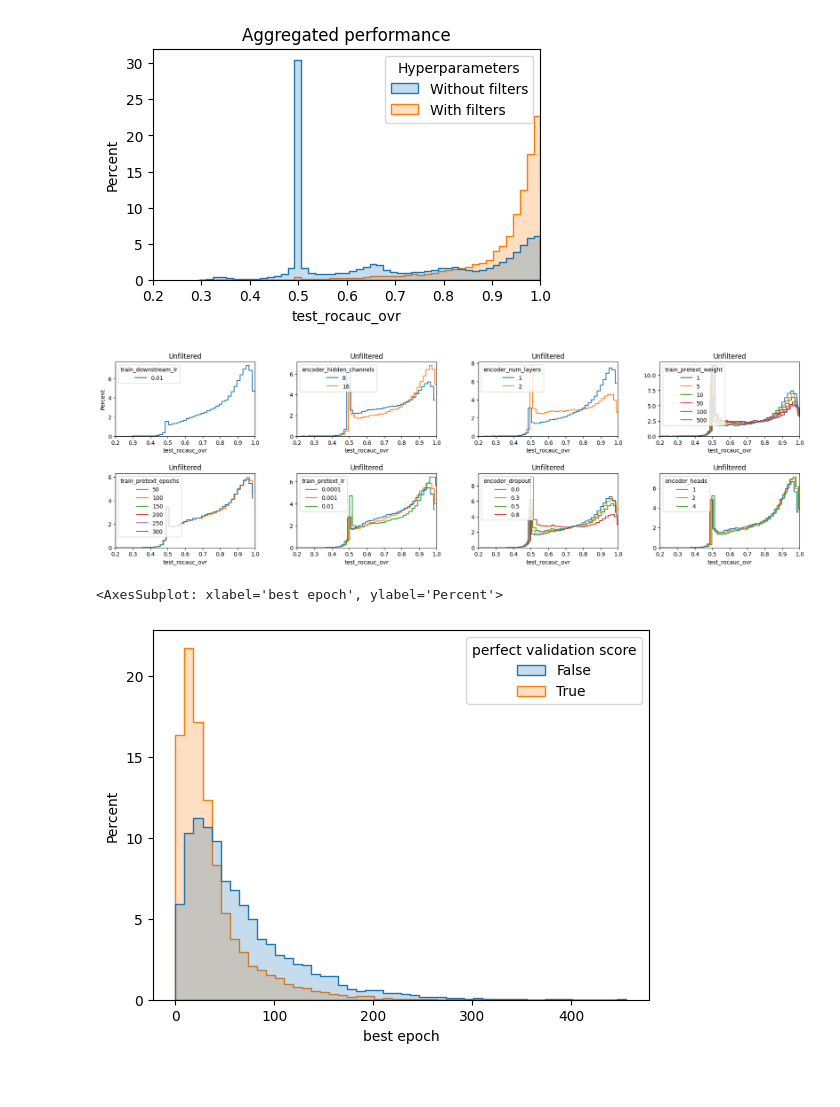
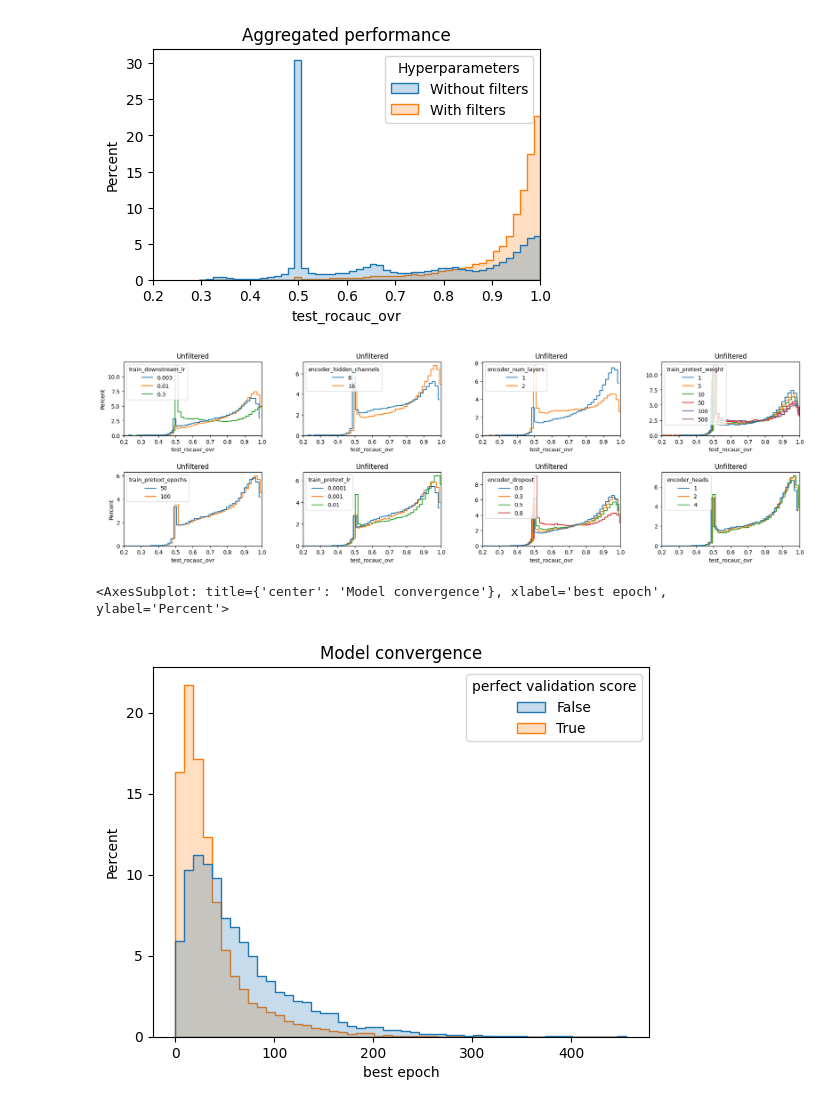
Before and after one commit to ITU-Thesis/graphworld, a Jupyter notebook: evaluation/preliminary_experiments.ipynb, the cells around one changed output. Cells and saved outputs as stored; diff of their text form; code cells hidden in the pictures; blank space fills up the shorter version.

```diff
--- a/evaluation/preliminary_experiments.ipynb
+++ b/evaluation/preliminary_experiments.ipynb
@@ -309,15 +312,15 @@ for i, param in enumerate(ALL_PARAMS):
     ax=plt.subplot(gs[j,i_2])
     axes_dict[i] = ax
     ax.set_xlim(0.2, 1.0)
-    sns.histplot(data=df_ssl2, x=TEST_METRIC, hue=param, stat='percent', bins=50, hue_order=sorted(df_ssl_temp[param].dropna().unique()),
+    sns.histplot(data=df_ssl2, x=TEST_METRIC, hue=param, stat='percent', bins=50, hue_order=sorted(df_ssl2[param].dropna().unique()),
                 element='step', fill=False, common_norm=False, palette='tab10', ax=ax, legend=True, multiple='dodge')
     ax.set_title("Unfiltered")
 
-    if i != 0:
+    if i_2 != 0:
         ax.set_ylabel("")
 plt.show()
 # %% [output]
-[figure, old version]
+[figure, new version]
 # %%
 df_ssl_temp['best epoch'] = df_ssl_temp['downstream_val_tuning_metrics'].apply(lambda x: get_convergence(x))
 df_ssl_temp['max epoch before improvement'] = df_ssl_temp['downstream_val_tuning_metrics'].apply(lambda x: get_max_patience(x))
@@ -328,8 +331,9 @@ df_ssl2['best epoch'] = df_ssl2['downstream_val_tuning_metrics'].apply(lambda x:
 df_ssl2['max epoch before improvement'] = df_ssl2['downstream_val_tuning_metrics'].apply(lambda x: get_max_patience(x))
 df_ssl2['perfect validation score'] = df_ssl2['downstream_val_tuning_metrics'].apply(lambda x: 1.0 in x)
 # %%
+plt.title("Model convergence")
 sns.histplot(df_ssl_temp, x='best epoch', common_norm=False, hue = 'perfect validation score', stat='percent', element='step', fill=True, bins=50)
 # %% [output]
-<AxesSubplot: xlabel='best epoch', ylabel='Percent'>
+<AxesSubplot: title={'center': 'Model convergence'}, xlabel='best epoch', ylabel='Percent'>
-[figure, old version]
+[figure, new version]
 # %%
```
Also changed, not shown: parts of 5 cells of this notebook.
